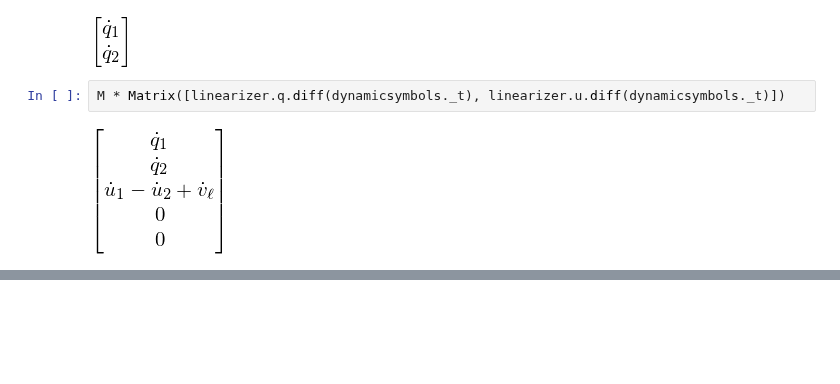
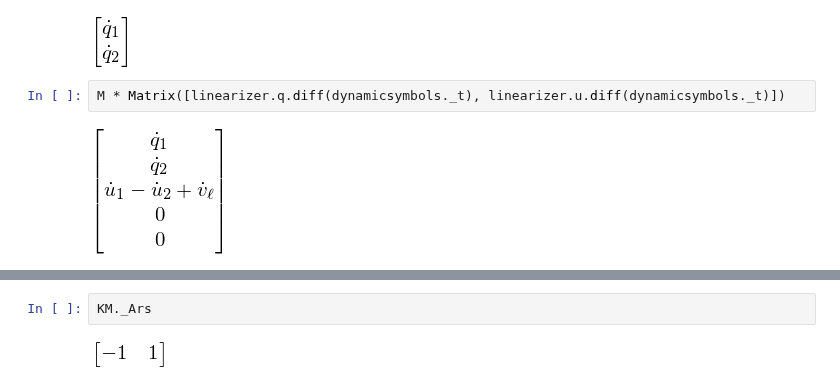
Before and after one commit to glyg/notebooks, a Jupyter notebook: kt_sim/minimum Linear Force Velocity.ipynb, the cells around one changed output, grey strips where cells are left out. Drawn from its saved outputs; the diff is of its cells as text; blank space fills up the shorter version.

```diff
--- a/kt_sim/minimum Linear Force Velocity.ipynb
+++ b/kt_sim/minimum Linear Force Velocity.ipynb
@@ -101,0 +96,4 @@ A * Matrix([linearizer.q_i, linearizer.u_i])
+# %%
+KM._Ars
+# %% [output]
+[figure, added]
```
Also changed, not shown: parts of 4 cells of this notebook, 1 other file.
